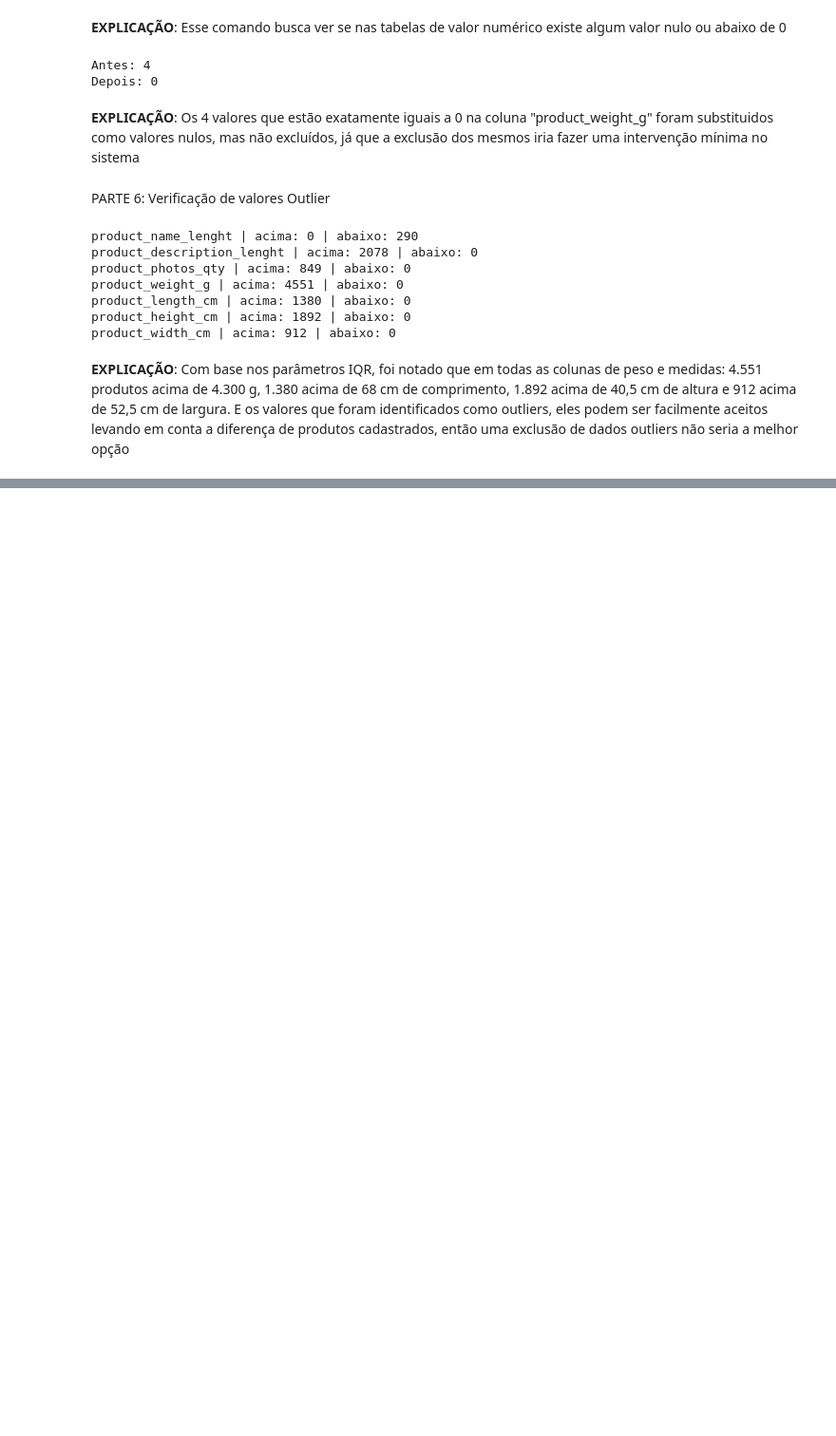
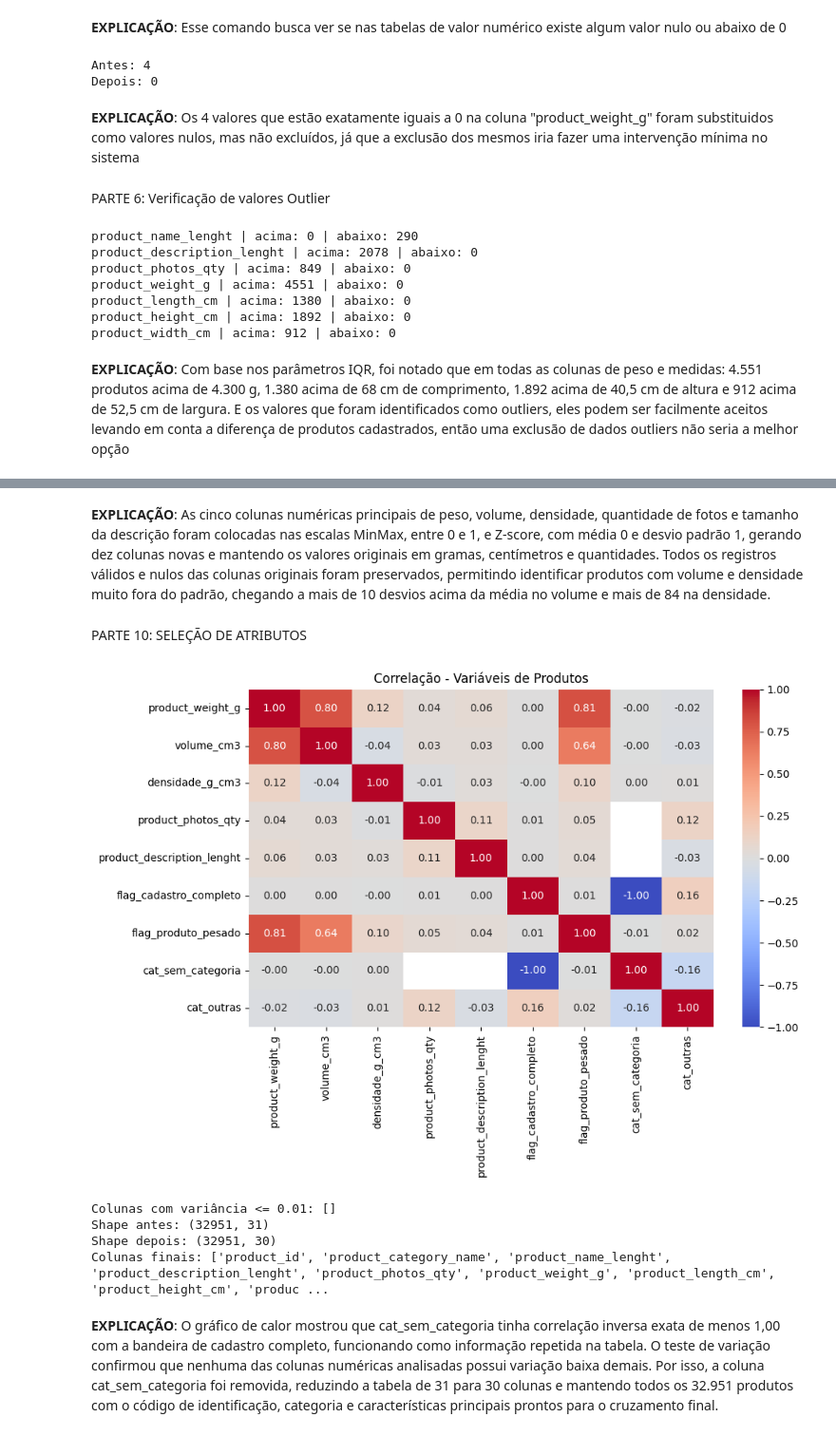
Before and after one commit to RainanCoelho/Projeto-Analise-Exploratoria-Grupo8-Gestao_de_Vendedores-Parceiros, a Jupyter notebook: Dataset_olist_products_dataset.ipynb, the cells around one changed output, grey strips where cells are left out. Shown at 95% size. Drawn from its saved outputs; the diff is of its cells as text; code cells hidden in the pictures; blank space fills up the shorter version.

Commit message:
Commit dataset olist_products - Frente 2

```diff
--- a/Dataset_olist_products_dataset.ipynb
+++ b/Dataset_olist_products_dataset.ipynb
@@ -146,0 +392,70 @@ product_width_cm | acima: 912 | abaixo: 0
+# %% [markdown]
+**EXPLICAÇÃO**: As cinco colunas numéricas principais de peso, volume, densidade, quantidade de fotos e tamanho da descrição foram colocadas nas escalas MinMax, entre 0 e 1, e Z-score, com média 0 e desvio padrão 1, gerando dez colunas novas e mantendo os valores originais em gramas, centímetros e quantidades. Todos os registros válidos e nulos das colunas originais foram preservados, permitindo identificar produtos com volume e densidade muito fora do padrão, chegando a mais de 10 desvios acima da média no volume e mais de 84 na densidade.
+# %% [markdown]
+PARTE 10: SELEÇÃO DE ATRIBUTOS
+# %%
+import matplotlib.pyplot as plt
+import seaborn as sns
+from sklearn.feature_selection import VarianceThreshold
+
+cols_num = [
+    "product_weight_g",
+    "volume_cm3",
+    "densidade_g_cm3",
+    "product_photos_qty",
+    "product_description_lenght",
+    "flag_cadastro_completo",
+    "flag_produto_pesado",
+    "cat_sem_categoria",
+    "cat_outras",
+]
+
+# 1. Heatmap de correlação das variáveis numéricas (sem as escalonadas)
+plt.figure(figsize=(10, 7))
+sns.heatmap(df_opd_f2[cols_num].astype(float).corr(), annot=True, fmt=".2f", cmap="coolwarm", vmin=-1, vmax=1)
+plt.title("Correlação - Variáveis de Produtos")
+plt.tight_layout()
+plt.show()
+
+# 2. Verifica se há colunas com variância muito baixa (<= 0.01) em cópia temporária imputada pela mediana
+cols_cat = [c for c in df_opd_f2.columns if c.startswith("cat_")]
+cols_vt = [
+    "product_weight_g",
+    "volume_cm3",
+    "densidade_g_cm3",
+    "product_photos_qty",
+    "product_description_lenght",
+    "flag_cadastro_completo",
+    "flag_produto_pesado",
+] + cols_cat
+
+df_vt_temp = df_opd_f2[cols_vt].astype(float).copy()
+df_vt_temp = df_vt_temp.fillna(df_vt_temp.median(numeric_only=True))
+
+vt = VarianceThreshold(threshold=0.01)
+vt.fit(df_vt_temp)
+
+baixa_variancia = [col for col, keep in zip(cols_vt, vt.get_support()) if not keep]
+print("Colunas com variância <= 0.01:", baixa_variancia)
+
+
+# 3. Remove cat_sem_categoria por ter correlação -1.00 (inversa) com flag_cadastro_completo
+def selecionar_atributos_products(df, cols_remover=None):
+    out = df.copy()
+    if cols_remover is None:
+        cols_remover = ["cat_sem_categoria"]
+    return out.drop(columns=cols_remover, errors="ignore")
+
+
+print("Shape antes:", df_opd_f2.shape)
+df_opd_sel = selecionar_atributos_products(df_opd_f2)
+print("Shape depois:", df_opd_sel.shape)
+print("Colunas finais:", list(df_opd_sel.columns))
+# %% [output]
+[figure, added]
+Colunas com variância <= 0.01: []
+Shape antes: (32951, 31)
+Shape depois: (32951, 30)
+Colunas finais: ['product_id', 'product_category_name', 'product_name_lenght', 'product_description_lenght', 'product_photos_qty', 'product_weight_g', 'product_length_cm', 'product_height_cm', 'produc ...
+# %% [markdown]
+**EXPLICAÇÃO**: O gráfico de calor mostrou que cat_sem_categoria tinha correlação inversa exata de menos 1,00 com a bandeira de cadastro completo, funcionando como informação repetida na tabela. O teste de variação confirmou que nenhuma das colunas numéricas analisadas possui variação baixa demais. Por isso, a coluna cat_sem_categoria foi removida, reduzindo a tabela de 31 para 30 colunas e mantendo todos os 32.951 produtos com o código de identificação, categoria e características principais prontos para o cruzamento final.
```
Also changed, not shown: parts of 15 cells of this notebook.
